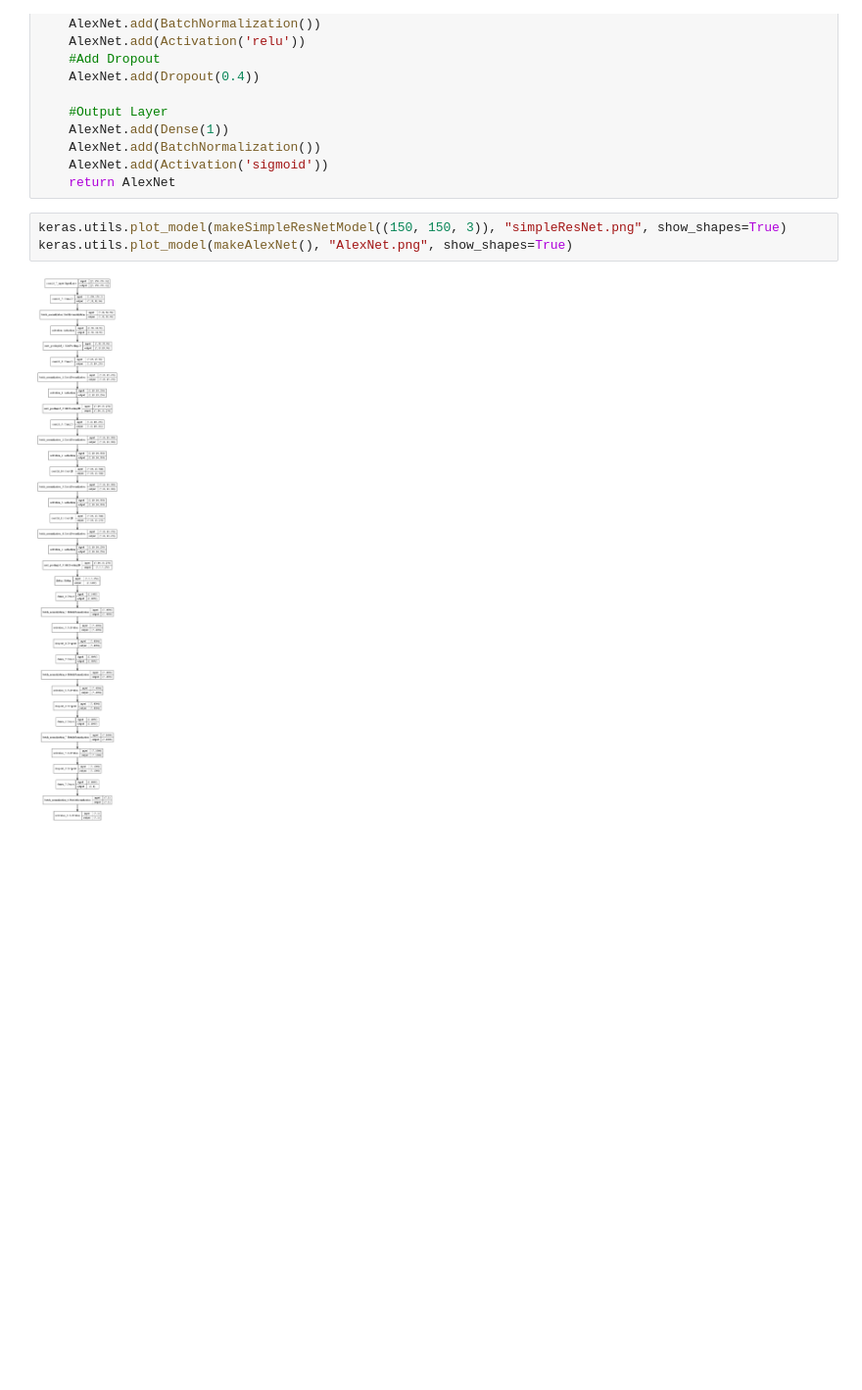
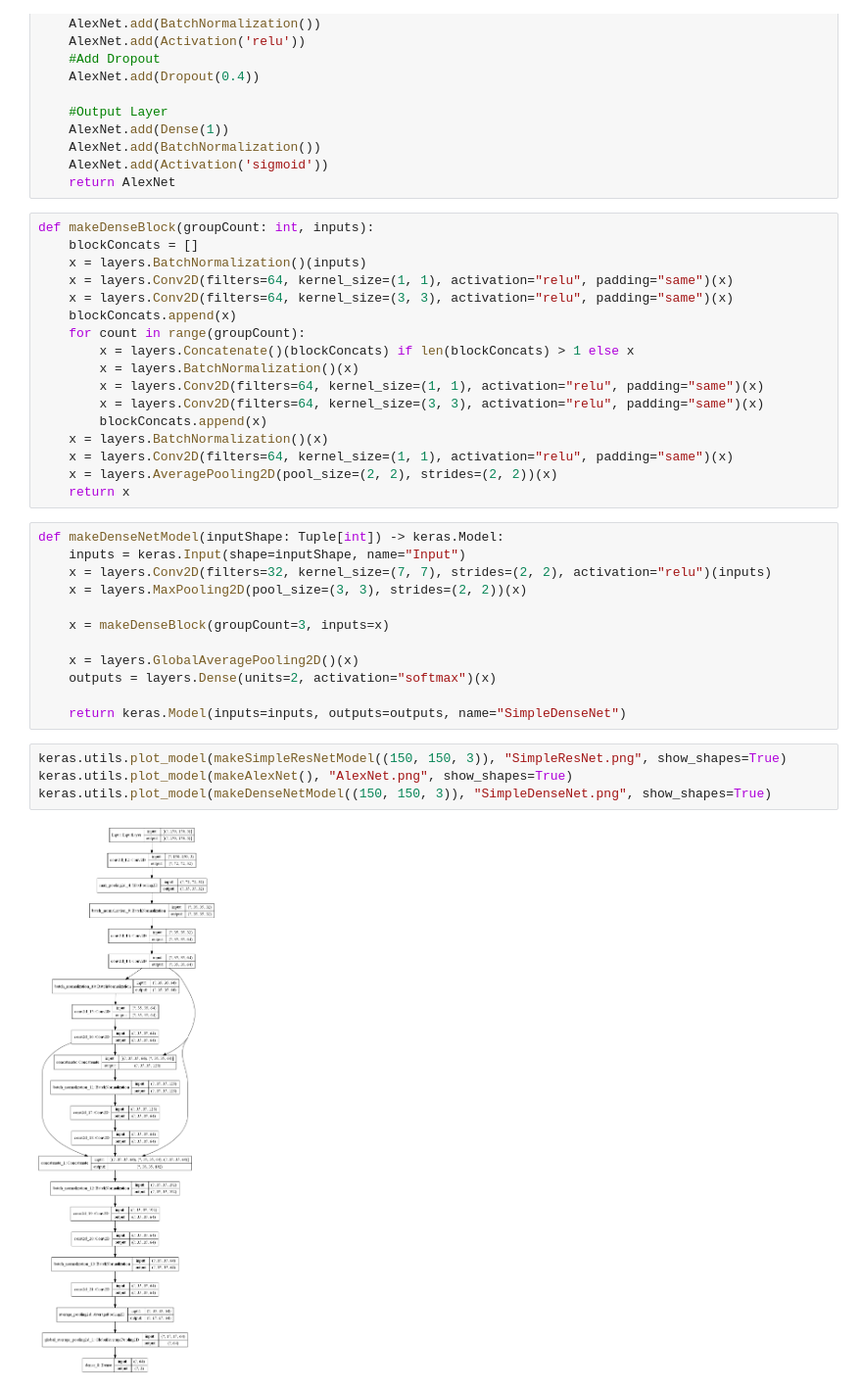
Before and after one commit to KillerBOB999/CSC790_Project, a Jupyter notebook: ModelVisualizer.ipynb, the cells around one changed output. Shown: that part at 98% size. Cells and saved outputs as stored; diff of their text form; blank space fills up the shorter version.

Commit message:
Added SimpleDenseNet and made small tweaks

```diff
--- a/ModelVisualizer.ipynb
+++ b/ModelVisualizer.ipynb
@@ -96,8 +96,38 @@ def makeAlexNet():
     AlexNet.add(BatchNormalization())
     AlexNet.add(Activation('sigmoid'))
     return AlexNet
+# %%
+def makeDenseBlock(groupCount: int, inputs):
+    blockConcats = []
+    x = layers.BatchNormalization()(inputs)
+    x = layers.Conv2D(filters=64, kernel_size=(1, 1), activation="relu", padding="same")(x)
+    x = layers.Conv2D(filters=64, kernel_size=(3, 3), activation="relu", padding="same")(x)
+    blockConcats.append(x)
+    for count in range(groupCount):
+        x = layers.Concatenate()(blockConcats) if len(blockConcats) > 1 else x
+        x = layers.BatchNormalization()(x)
+        x = layers.Conv2D(filters=64, kernel_size=(1, 1), activation="relu", padding="same")(x)
+        x = layers.Conv2D(filters=64, kernel_size=(3, 3), activation="relu", padding="same")(x)
+        blockConcats.append(x)
+    x = layers.BatchNormalization()(x)
+    x = layers.Conv2D(filters=64, kernel_size=(1, 1), activation="relu", padding="same")(x)
+    x = layers.AveragePooling2D(pool_size=(2, 2), strides=(2, 2))(x)
+    return x
+# %%
+def makeDenseNetModel(inputShape: Tuple[int]) -> keras.Model:
+    inputs = keras.Input(shape=inputShape, name="Input")
+    x = layers.Conv2D(filters=32, kernel_size=(7, 7), strides=(2, 2), activation="relu")(inputs)
+    x = layers.MaxPooling2D(pool_size=(3, 3), strides=(2, 2))(x)
+
+    x = makeDenseBlock(groupCount=3, inputs=x)
+
+    x = layers.GlobalAveragePooling2D()(x)
+    outputs = layers.Dense(units=2, activation="softmax")(x)
+
+    return keras.Model(inputs=inputs, outputs=outputs, name="SimpleDenseNet")
 # %%
-keras.utils.plot_model(makeSimpleResNetModel((150, 150, 3)), "simpleResNet.png", show_shapes=True)
+keras.utils.plot_model(makeSimpleResNetModel((150, 150, 3)), "SimpleResNet.png", show_shapes=True)
 keras.utils.plot_model(makeAlexNet(), "AlexNet.png", show_shapes=True)
+keras.utils.plot_model(makeDenseNetModel((150, 150, 3)), "SimpleDenseNet.png", show_shapes=True)
 # %% [output]
-[figure, old version]
+[figure, new version]
```
Also changed, not shown: 12 other files.
